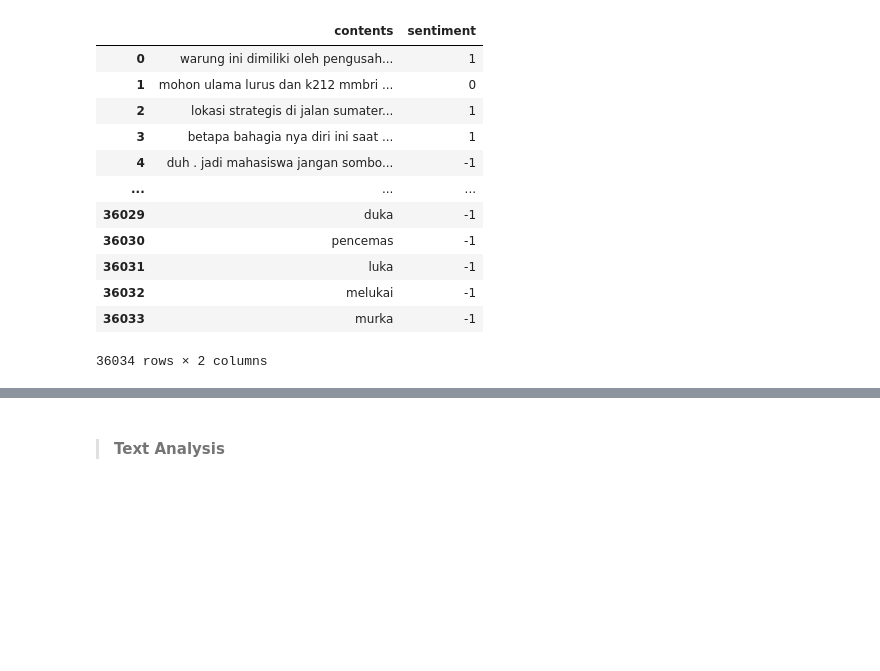
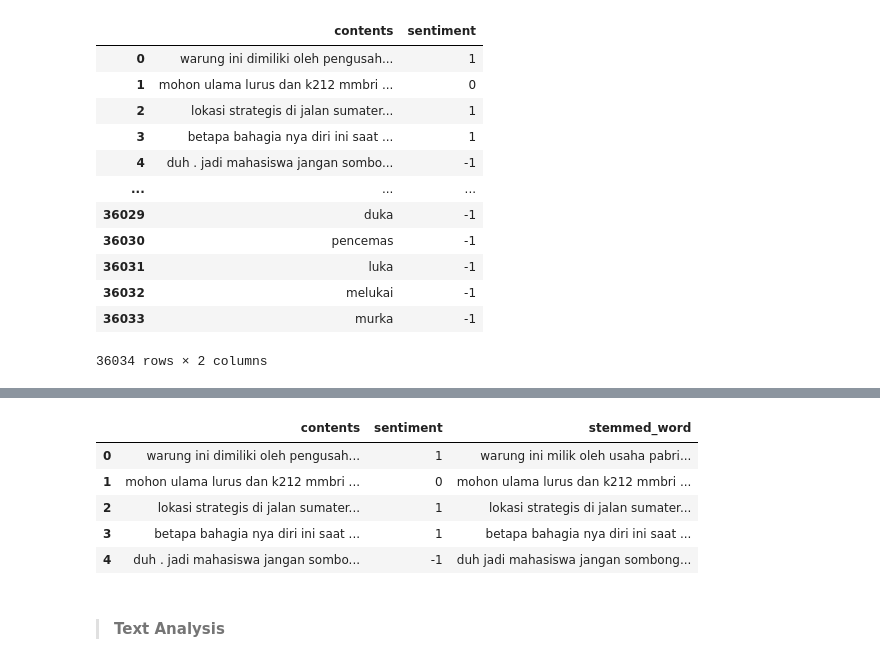
Before and after one commit to Damianus04/data-science-purwadhika-final-project, a Jupyter notebook: 1-sentiment-analysis-dataset.ipynb, the cells around one changed output, grey strips where cells are left out. Drawn from its saved outputs; the diff is of its cells as text; code cells hidden in the pictures; blank space fills up the shorter version.

```diff
--- a/1-sentiment-analysis-dataset.ipynb
+++ b/1-sentiment-analysis-dataset.ipynb
@@ -452,3 +514,13 @@ df.to_csv('Data/final_text_data.csv', index=False)
+# %%
+pd.options.display.max_colwidth = None
+x
+# %% [output]
+|  | contents | sentiment | stemmed_word |
+| 0 | warung ini dimiliki oleh pengusah... | 1 | warung ini milik oleh usaha pabri... |
+| 1 | mohon ulama lurus dan k212 mmbri ... | 0 | mohon ulama lurus dan k212 mmbri ... |
+| 2 | lokasi strategis di jalan sumater... | 1 | lokasi strategis di jalan sumater... |
+| 3 | betapa bahagia nya diri ini saat ... | 1 | betapa bahagia nya diri ini saat ... |
+| 4 | duh . jadi mahasiswa jangan sombo... | -1 | duh jadi mahasiswa jangan sombong... |
 # %% [markdown]
 >#### Text Analysis
 # %%
```
Also changed, not shown: parts of 11 cells of this notebook, 12 other files.
